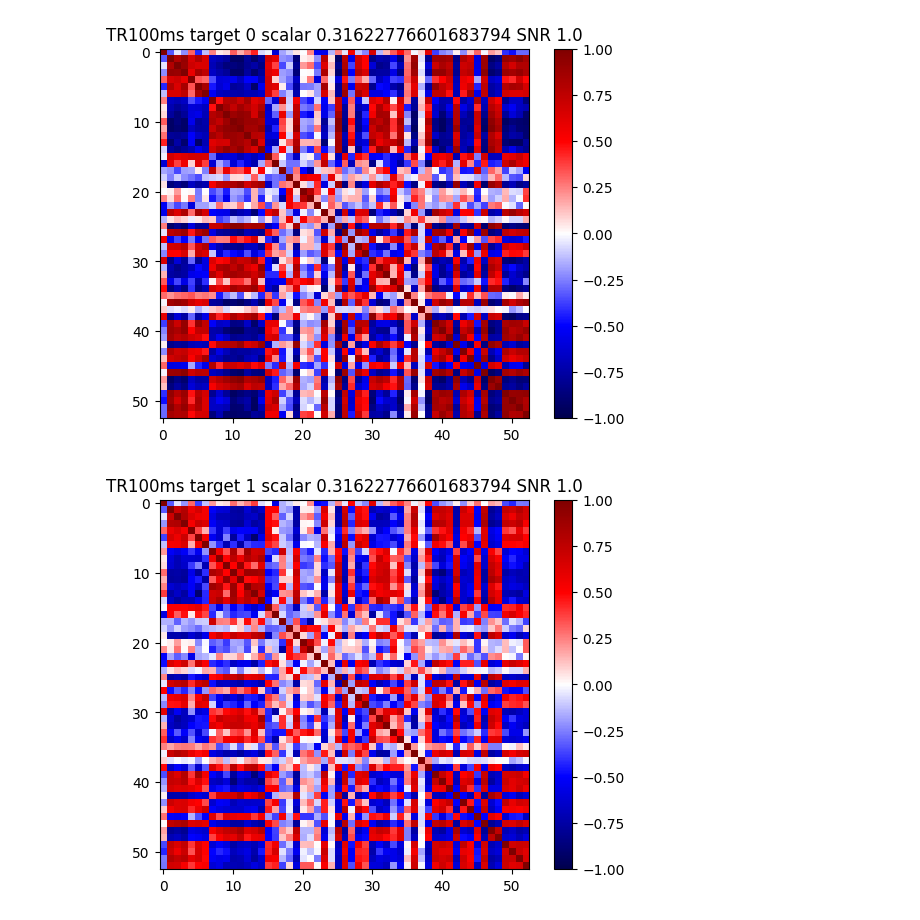
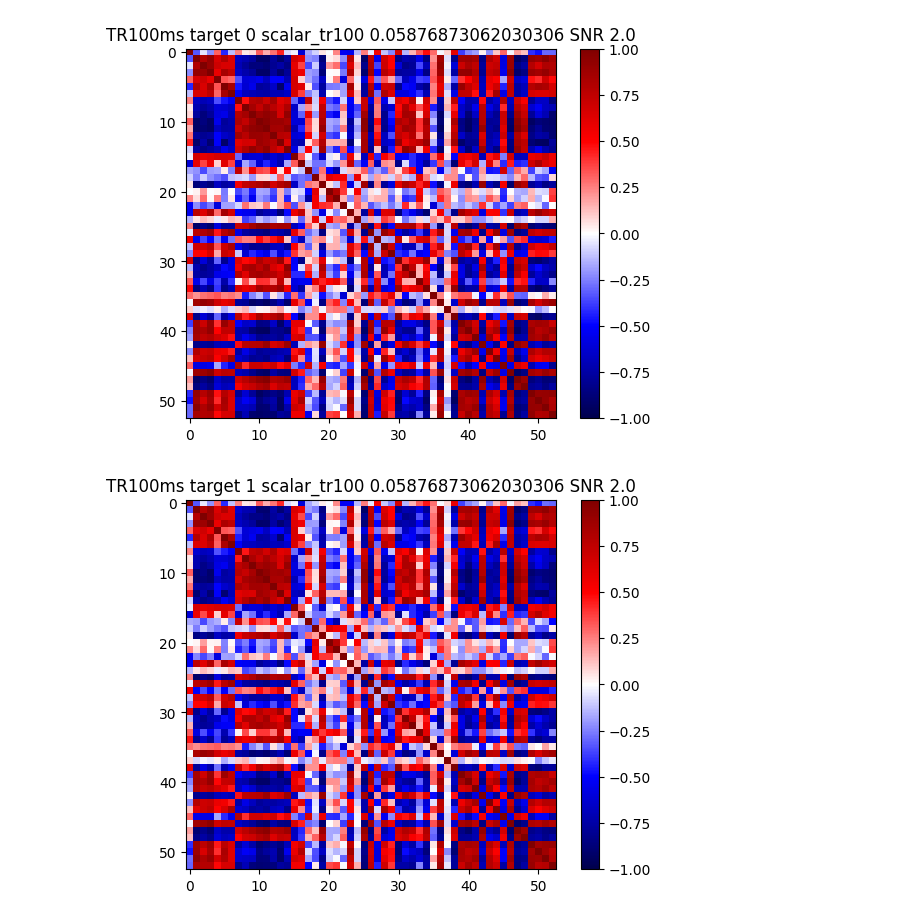
Before and after one commit to neuroneural/undersampling-project, a Jupyter notebook: OULU/python-scripts/test_kfcv.ipynb, the cells around one changed output. Cells and saved outputs as stored; diff of their text form; code cells hidden in the pictures.

```diff
--- a/OULU/python-scripts/test_kfcv.ipynb
+++ b/OULU/python-scripts/test_kfcv.ipynb
@@ -149,7 +141,7 @@ while num_converged < NUM_SUBS:
             W = create_stable_weighted_matrix(A, threshold=threshold, powers=[2])
             var_noise = genData(W, rate=u_rate, burnin=burn, ssize=NOISE_SIZE, nstd=nstd)
             var_noise = zscore(var_noise, axis=1)
-            noises[subject] = var_noise * scalar
+            noises[subject] = var_noise
             num_converged += 1
             converged_subjects.append(subject)
 
@@ -215,8 +213,8 @@ for i in range(0, len(lines), 2):
     noise_tr100 = noises[subject][:,::2]#/2 #####DEBUG TODO: check later
     noise_tr2150 = noises[subject][:,::33]
 
-    tr100_tc_zs_dt_noise = tr100_tc_zs_dt+noise_tr100
-    tr2150_tc_zs_dt_noise = tr2150_tc_zs_dt+noise_tr2150
+    #tr100_tc_zs_dt_noise = tr100_tc_zs_dt+noise_tr100
+    #tr2150_tc_zs_dt_noise = tr2150_tc_zs_dt+noise_tr2150
 
     all_data.append({'Subject_ID'             : str(subject),
                     'VAR_Noise'               : noises[subject],
@@ -224,8 +222,9 @@ for i in range(0, len(lines), 2):
                     'TR2150_Noise'            : noise_tr2150,
                     'TR100_Timecourse'        : tr100_tc_zs_dt,
                     'TR2150_Timecourse'       : tr2150_tc_zs_dt,
-                    'TR100_Timecourse_Noise'  : tr100_tc_zs_dt_noise,
-                    'TR2150_Timecourse_Noise' : tr2150_tc_zs_dt_noise})
+                    #'TR100_Timecourse_Noise'  : tr100_tc_zs_dt_noise,
+                    #'TR2150_Timecourse_Noise' : tr2150_tc_zs_dt_noise
+                    })
 
 data_df = pd.DataFrame(all_data)
 
@@ -460,26 +436,28 @@ plt.show()
 # %%
 fnc_triu = tr100_df.iloc[0]['TR100ms_Window']
-fncmat = np.zeros((53,53))
-fncmat[np.triu_indices(53)] = fnc_triu
-fncmat = fncmat + fncmat.T - np.diag(np.diag(fncmat))
-plt.imshow(fncmat, cmap=plt.get_cmap('seismic'), vmin=-1, vmax=1)
+fncmat1 = np.zeros((53,53))
+fncmat1[np.triu_indices(53)] = fnc_triu
+fncmat1 = fncmat1 + fncmat1.T - np.diag(np.diag(fncmat1))
+plt.imshow(fncmat1, cmap=plt.get_cmap('seismic'), vmin=-1, vmax=1)
 plt.colorbar()
 target = tr100_df.iloc[0]['target']
-plt.title(f'TR100ms target {target} scalar {scalar} SNR {SNR}')
+plt.title(f'TR100ms target {target} scalar_tr100 {scalar_tr100} SNR {SNR}')
 plt.show()
 
 plt.clf()
 
 
 fnc_triu = tr100_df.iloc[1]['TR100ms_Window']
-fncmat = np.zeros((53,53))
-fncmat[np.triu_indices(53)] = fnc_triu
-fncmat = fncmat + fncmat.T - np.diag(np.diag(fncmat))
-plt.imshow(fncmat, cmap=plt.get_cmap('seismic'), vmin=-1, vmax=1)
+fncmat2 = np.zeros((53,53))
+fncmat2[np.triu_indices(53)] = fnc_triu
+fncmat2 = fncmat2 + fncmat2.T - np.diag(np.diag(fncmat2))
+plt.imshow(fncmat2, cmap=plt.get_cmap('seismic'), vmin=-1, vmax=1)
 plt.colorbar()
 target = tr100_df.iloc[1]['target']
-plt.title(f'TR100ms target {target} scalar {scalar} SNR {SNR}')
+plt.title(f'TR100ms target {target} scalar_tr100 {scalar_tr100} SNR {SNR}')
 plt.show()
+
+diff2 = fncmat1 - fncmat2
 # %% [output]
-[figure, old version]
+[figure, new version]
-[figure, old version]
+[figure, new version]
```
Also changed, not shown: parts of 21 cells of this notebook, 8 other files.
